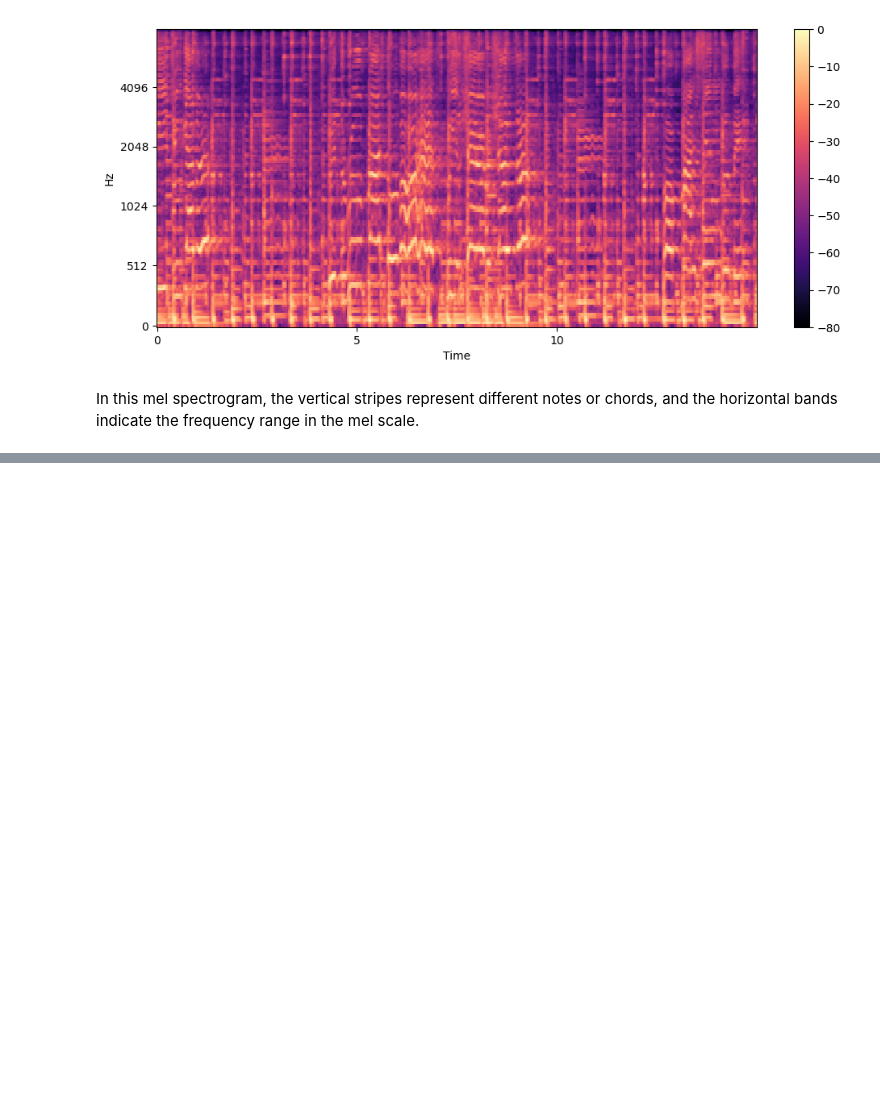
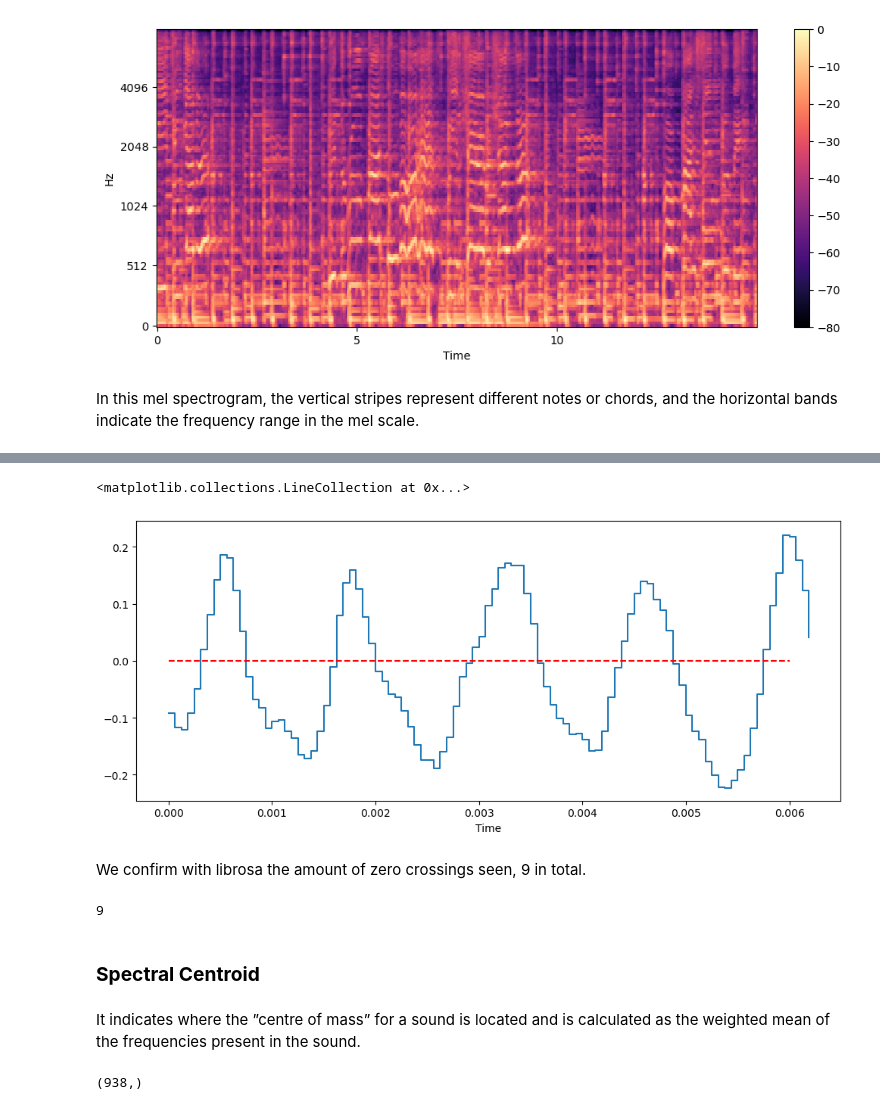
Before and after one commit to davidmayal23/music-genre-classification, a Jupyter notebook: notebooks/understanding_audio.ipynb, the cells around one changed output, grey strips where cells are left out. Saved outputs shown, nothing was run; the diff lists cells and outputs as text; code cells hidden in the pictures; blank space fills up the shorter version.

Commit message:
Finished visualization and started feature understanding

```diff
--- a/notebooks/understanding_audio.ipynb
+++ b/notebooks/understanding_audio.ipynb
@@ -169,0 +183,24 @@ In this mel spectrogram, the vertical stripes represent different notes or chord
+# %%
+plt.figure().set_figwidth(12)
+librosa.display.waveshow(array[20000:20100], sr=sampling_rate)
+plt.hlines(y=0, xmin=0, xmax=0.006, colors='r', linestyles='--')
+# %% [output]
+<matplotlib.collections.LineCollection at 0x...>
+[figure, added]
+# %% [markdown]
+We confirm with librosa the amount of zero crossings seen, 9 in total.
+# %%
+# Using librosa zero_crossings() function
+zero_crossings = librosa.zero_crossings(array[20000:20100], pad=False)
+print(sum(zero_crossings))
+# %% [output]
+9
+# %% [markdown]
+### **Spectral Centroid**
+# %% [markdown]
+It indicates where the ”centre of mass” for a sound is located and is calculated as the weighted mean of the frequencies present in the sound.
+# %%
+spectral_centroids = librosa.feature.spectral_centroid(y=array, sr=sampling_rate)[0]
+spectral_centroids.shape
+# %% [output]
+(938,)
```
Also changed, not shown: parts of 11 cells of this notebook.
